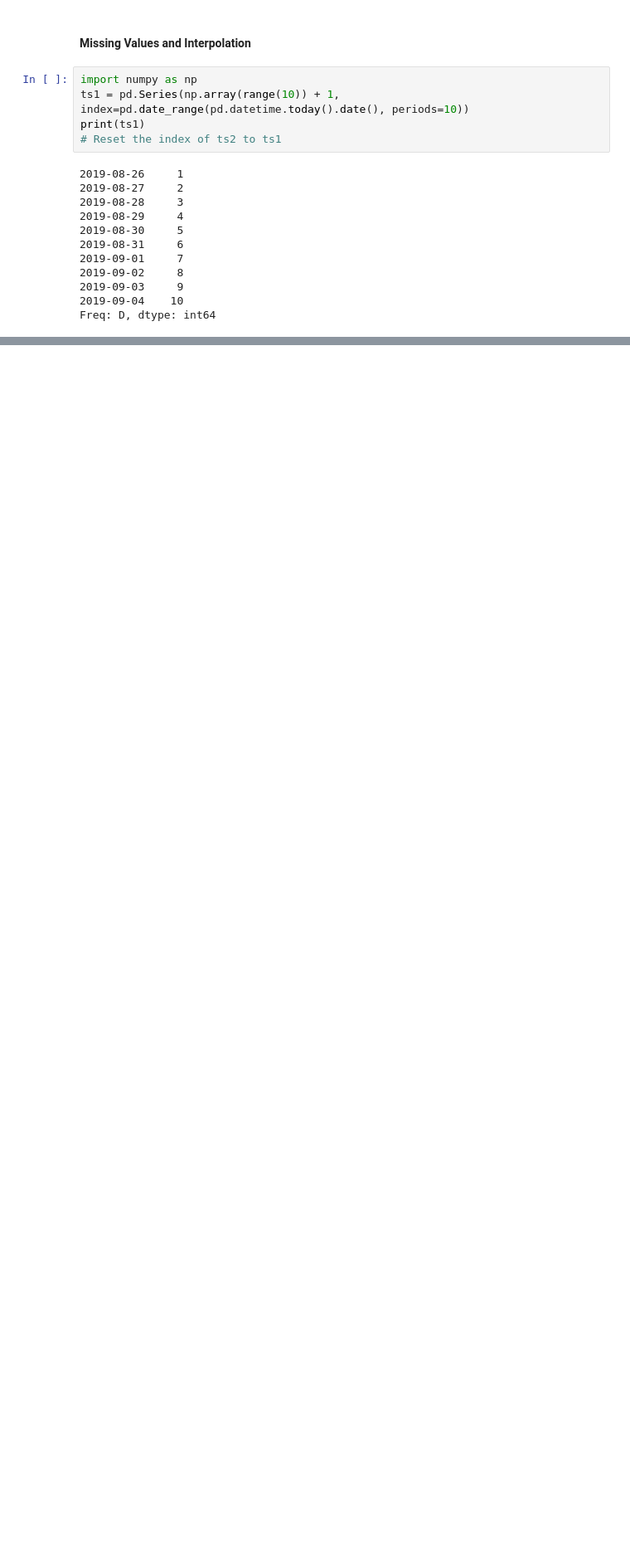
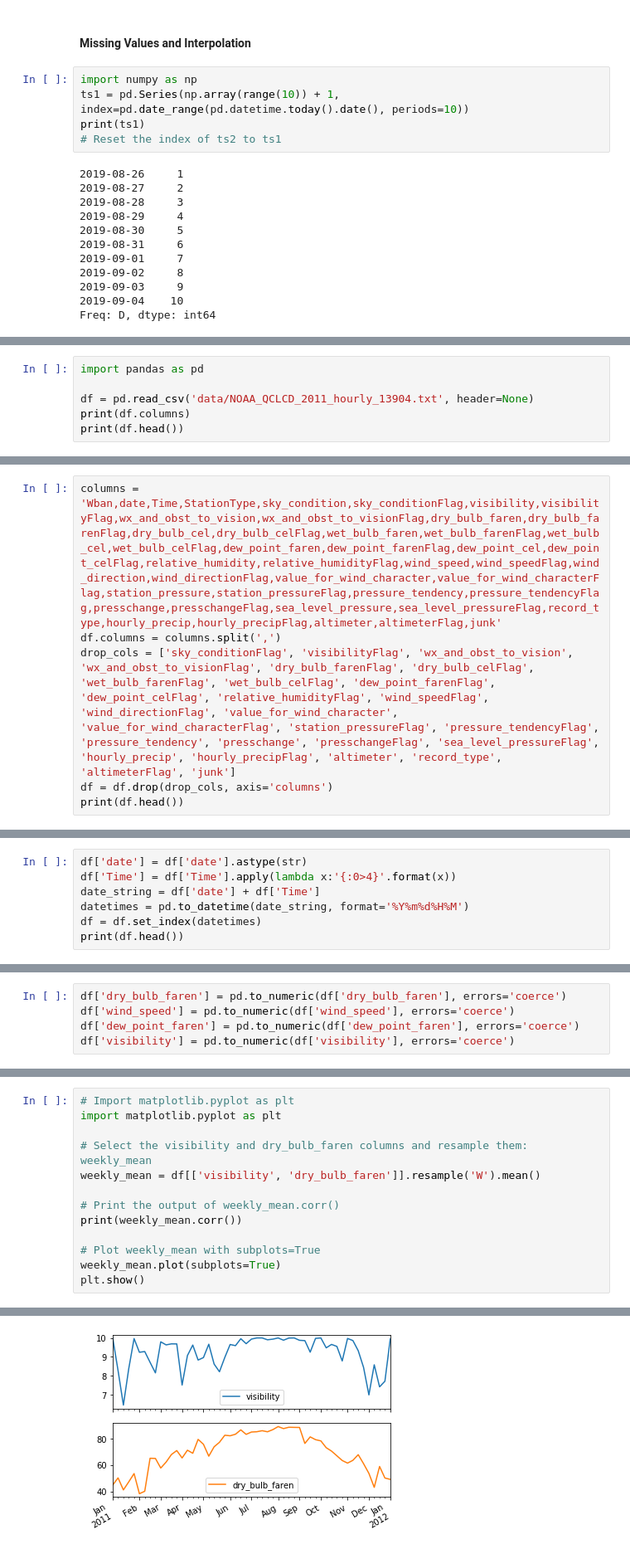
Before and after one commit to thap/python_basics_to_advanced, a Jupyter notebook: pandas foundations.ipynb, the cells around one changed output, grey strips where cells are left out. Shown at 83% size. Saved outputs shown, nothing was run; the diff lists cells and outputs as text; blank space fills up the shorter version.

Commit message:
Pandas foundations

```diff
--- a/pandas foundations.ipynb
+++ b/pandas foundations.ipynb
@@ -874,0 +881,6 @@ Freq: D, dtype: int64
+# %%
+import pandas as pd
+
+df = pd.read_csv('data/NOAA_QCLCD_2011_hourly_13904.txt', header=None)
+print(df.columns)
+print(df.head())
@@ -874,0 +907,6 @@ Freq: D, dtype: int64
+# %%
+columns = 'Wban,date,Time,StationType,sky_condition,sky_conditionFlag,visibility,visibilityFlag,wx_and_obst_to_vision,wx_and_obst_to_visionFlag,dry_bulb_faren,dry_bulb_farenFlag,dry_bulb_cel,dry_bulb_celFlag,wet_bulb_faren,wet_bulb_farenFlag,wet_bulb_cel,wet_bulb_celFlag,dew_point_faren,dew_point_farenFlag,dew_point_cel,dew_point_celFlag,relative_humidity,relative_humidityFlag,wind_speed,wind_speedFlag,wind_direction,wind_directionFlag,value_for_wind_character,value_for_wind_characterFlag,station_pressure,station_pressureFlag,pressure_tendency,pressure_tendencyFlag,presschange,presschangeFlag,sea_level_pressure,sea_level_pressureFlag,record_type,hourly_precip,hourly_precipFlag,altimeter,altimeterFlag,junk'
+df.columns = columns.split(',')
+drop_cols = ['sky_conditionFlag', 'visibilityFlag', 'wx_and_obst_to_vision', 'wx_and_obst_to_visionFlag', 'dry_bulb_farenFlag', 'dry_bulb_celFlag', 'wet_bulb_farenFlag', 'wet_bulb_celFlag', 'dew_point_farenFlag', 'dew_point_celFlag', 'relative_humidityFlag', 'wind_speedFlag', 'wind_directionFlag', 'value_for_wind_character', 'value_for_wind_characterFlag', 'station_pressureFlag', 'pressure_tendencyFlag', 'pressure_tendency', 'presschange', 'presschangeFlag', 'sea_level_pressureFlag', 'hourly_precip', 'hourly_precipFlag', 'altimeter', 'record_type', 'altimeterFlag', 'junk']
+df = df.drop(drop_cols, axis='columns')
+print(df.head())
@@ -874,0 +931,7 @@ Freq: D, dtype: int64
+# %%
+df['date'] = df['date'].astype(str)
+df['Time'] = df['Time'].apply(lambda x:'{:0>4}'.format(x))
+date_string = df['date'] + df['Time']
+datetimes = pd.to_datetime(date_string, format='%Y%m%d%H%M')
+df = df.set_index(datetimes)
+print(df.head())
@@ -874,0 +956,5 @@ Freq: D, dtype: int64
+# %%
+df['dry_bulb_faren'] = pd.to_numeric(df['dry_bulb_faren'], errors='coerce')
+df['wind_speed'] = pd.to_numeric(df['wind_speed'], errors='coerce')
+df['dew_point_faren'] = pd.to_numeric(df['dew_point_faren'], errors='coerce')
+df['visibility'] = pd.to_numeric(df['visibility'], errors='coerce')
@@ -874,0 +1042,14 @@ Freq: D, dtype: int64
+# %%
+# Import matplotlib.pyplot as plt
+import matplotlib.pyplot as plt
+
+# Select the visibility and dry_bulb_faren columns and resample them: weekly_mean
+weekly_mean = df[['visibility', 'dry_bulb_faren']].resample('W').mean()
+
+# Print the output of weekly_mean.corr()
+print(weekly_mean.corr())
+
+# Plot weekly_mean with subplots=True
+weekly_mean.plot(subplots=True)
+plt.show()
+# %% [output]
@@ -874,0 +1059 @@ Freq: D, dtype: int64
+[figure, added]
```
Also changed, not shown: parts of 22 cells of this notebook, 1 other file.
